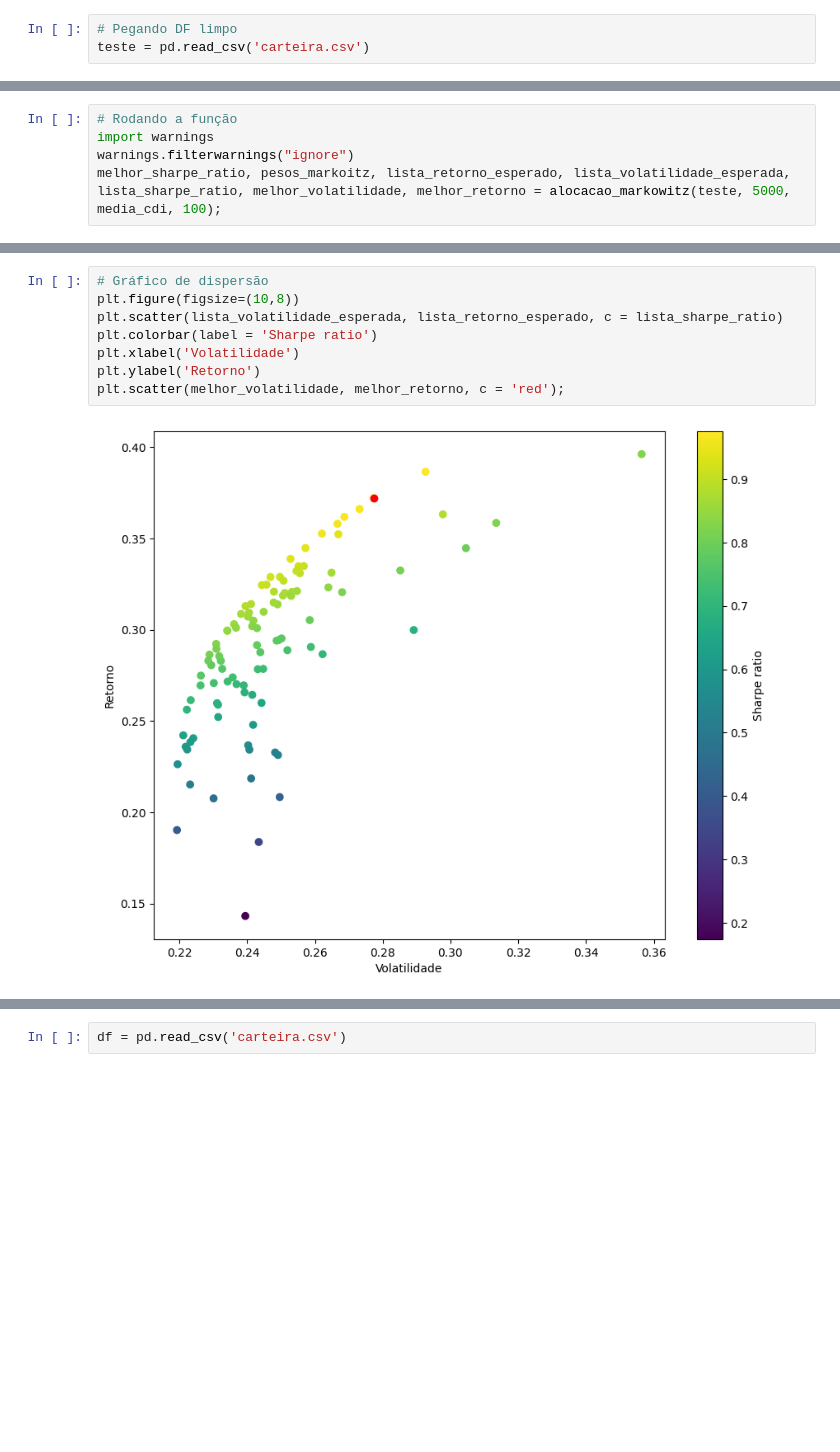
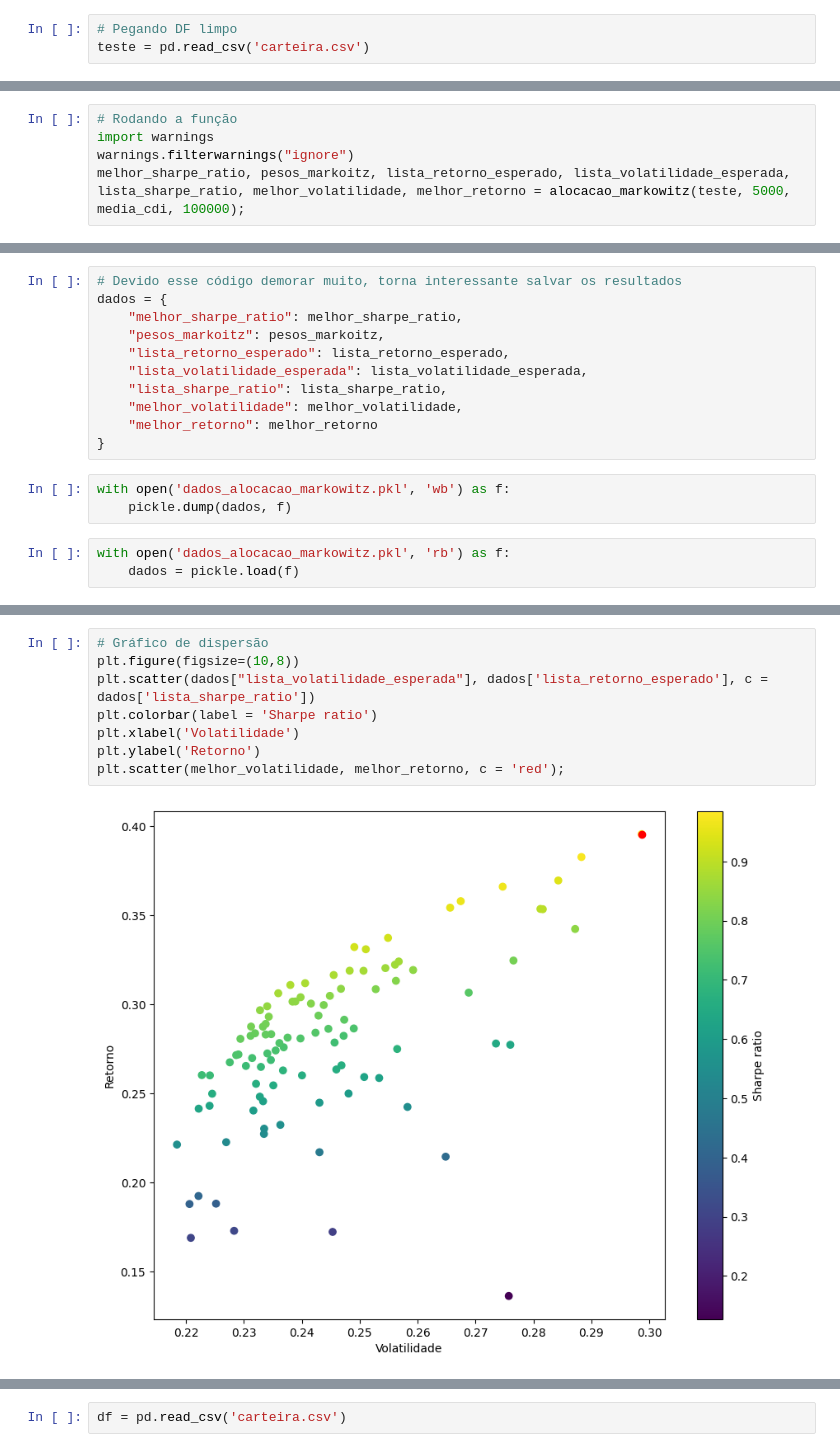
Before and after one commit to victordornelos/otimizacao_portfolio_python, a Jupyter notebook: carteira.ipynb, the cells around one changed output, grey strips where cells are left out. Cells and saved outputs as stored; diff of their text form; blank space fills up the shorter version.

```diff
--- a/carteira.ipynb
+++ b/carteira.ipynb
@@ -112,4 +124,4 @@ teste = pd.read_csv('carteira.csv')
 # Rodando a função
 import warnings
 warnings.filterwarnings("ignore")
-melhor_sharpe_ratio, pesos_markoitz, lista_retorno_esperado, lista_volatilidade_esperada, lista_sharpe_ratio, melhor_volatilidade, melhor_retorno = alocacao_markowitz(teste, 5000, media_cdi, 100);
+melhor_sharpe_ratio, pesos_markoitz, lista_retorno_esperado, lista_volatilidade_esperada, lista_sharpe_ratio, melhor_volatilidade, melhor_retorno = alocacao_markowitz(teste, 5000, media_cdi, 100000);
@@ -115,0 +146,17 @@ melhor_sharpe_ratio, pesos_markoitz, lista_retorno_esperado, lista_volatilidade_
+# %%
+# Devido esse código demorar muito, torna interessante salvar os resultados
+dados = {
+    "melhor_sharpe_ratio": melhor_sharpe_ratio,
+    "pesos_markoitz": pesos_markoitz,
+    "lista_retorno_esperado": lista_retorno_esperado,
+    "lista_volatilidade_esperada": lista_volatilidade_esperada,
+    "lista_sharpe_ratio": lista_sharpe_ratio,
+    "melhor_volatilidade": melhor_volatilidade,
+    "melhor_retorno": melhor_retorno
+}
+# %%
+with open('dados_alocacao_markowitz.pkl', 'wb') as f:
+    pickle.dump(dados, f)
+# %%
+with open('dados_alocacao_markowitz.pkl', 'rb') as f:
+    dados = pickle.load(f)
@@ -116,10 +165,10 @@ melhor_sharpe_ratio, pesos_markoitz, lista_retorno_esperado, lista_volatilidade_
 # %%
 # Gráfico de dispersão
 plt.figure(figsize=(10,8))
-plt.scatter(lista_volatilidade_esperada, lista_retorno_esperado, c = lista_sharpe_ratio)
+plt.scatter(dados["lista_volatilidade_esperada"], dados['lista_retorno_esperado'], c = dados['lista_sharpe_ratio'])
 plt.colorbar(label = 'Sharpe ratio')
 plt.xlabel('Volatilidade')
 plt.ylabel('Retorno')
 plt.scatter(melhor_volatilidade, melhor_retorno, c = 'red');
 # %% [output]
-[figure, old version]
+[figure, new version]
```
Also changed, not shown: parts of 28 cells of this notebook, 1 other file.
